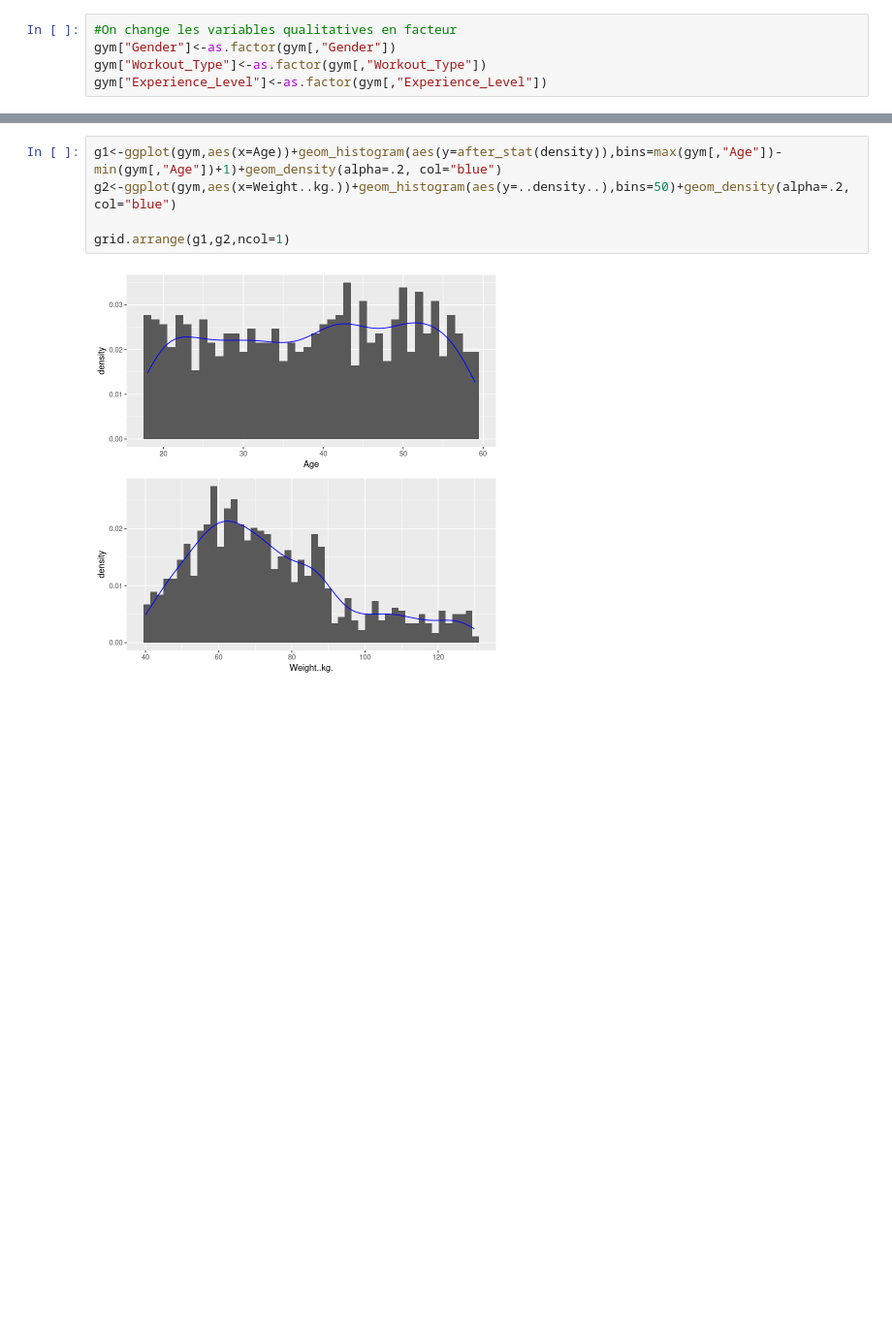
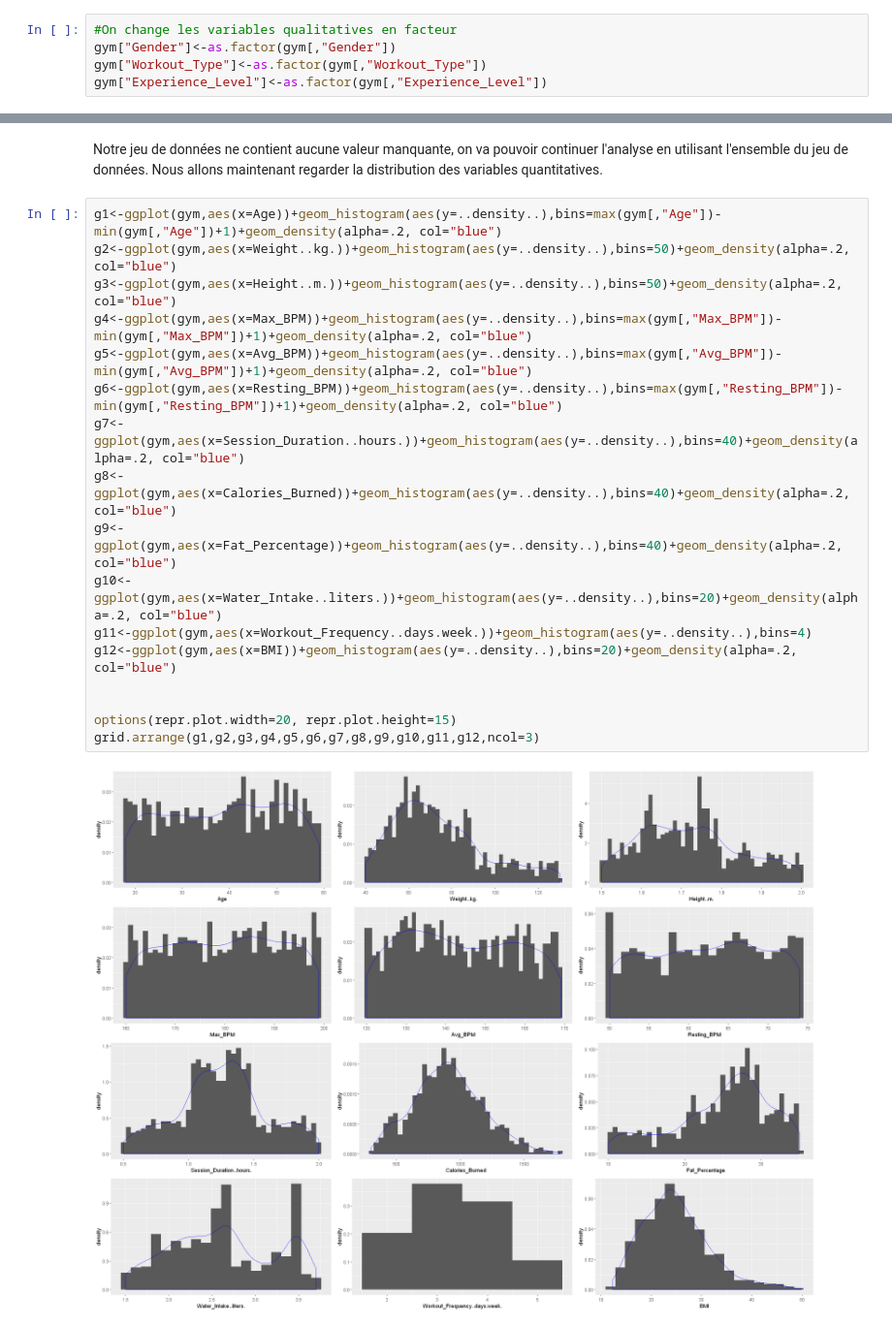
Before and after one commit to P-Point-all/ML_Gym_exercise, a Jupyter notebook: ML_Gym.ipynb, the cells around one changed output, grey strips where cells are left out. Shown: that part at 97% size. Drawn from its saved outputs; the diff is of its cells as text; blank space fills up the shorter version.

Commit message:
Start of data exploration
Variable nature, factorization of qualitative variables, plot of distributions, start of transformation to give symmetry

```diff
--- a/ML_Gym.ipynb
+++ b/ML_Gym.ipynb
@@ -71,7 +83,22 @@ library(gridExtra)
+# %% [markdown]
+Notre jeu de données ne contient aucune valeur manquante, on va pouvoir continuer l'analyse en utilisant l'ensemble du jeu de données.
+Nous allons maintenant regarder la distribution des variables quantitatives.
 # %%
-g1<-ggplot(gym,aes(x=Age))+geom_histogram(aes(y=after_stat(density)),bins=max(gym[,"Age"])-min(gym[,"Age"])+1)+geom_density(alpha=.2, col="blue")
+g1<-ggplot(gym,aes(x=Age))+geom_histogram(aes(y=..density..),bins=max(gym[,"Age"])-min(gym[,"Age"])+1)+geom_density(alpha=.2, col="blue")
 g2<-ggplot(gym,aes(x=Weight..kg.))+geom_histogram(aes(y=..density..),bins=50)+geom_density(alpha=.2, col="blue")
+g3<-ggplot(gym,aes(x=Height..m.))+geom_histogram(aes(y=..density..),bins=50)+geom_density(alpha=.2, col="blue")
+g4<-ggplot(gym,aes(x=Max_BPM))+geom_histogram(aes(y=..density..),bins=max(gym[,"Max_BPM"])-min(gym[,"Max_BPM"])+1)+geom_density(alpha=.2, col="blue")
+g5<-ggplot(gym,aes(x=Avg_BPM))+geom_histogram(aes(y=..density..),bins=max(gym[,"Avg_BPM"])-min(gym[,"Avg_BPM"])+1)+geom_density(alpha=.2, col="blue")
+g6<-ggplot(gym,aes(x=Resting_BPM))+geom_histogram(aes(y=..density..),bins=max(gym[,"Resting_BPM"])-min(gym[,"Resting_BPM"])+1)+geom_density(alpha=.2, col="blue")
+g7<-ggplot(gym,aes(x=Session_Duration..hours.))+geom_histogram(aes(y=..density..),bins=40)+geom_density(alpha=.2, col="blue")
+g8<-ggplot(gym,aes(x=Calories_Burned))+geom_histogram(aes(y=..density..),bins=40)+geom_density(alpha=.2, col="blue")
+g9<-ggplot(gym,aes(x=Fat_Percentage))+geom_histogram(aes(y=..density..),bins=40)+geom_density(alpha=.2, col="blue")
+g10<-ggplot(gym,aes(x=Water_Intake..liters.))+geom_histogram(aes(y=..density..),bins=20)+geom_density(alpha=.2, col="blue")
+g11<-ggplot(gym,aes(x=Workout_Frequency..days.week.))+geom_histogram(aes(y=..density..),bins=4)
+g12<-ggplot(gym,aes(x=BMI))+geom_histogram(aes(y=..density..),bins=20)+geom_density(alpha=.2, col="blue")
 
-grid.arrange(g1,g2,ncol=1)
+
+options(repr.plot.width=20, repr.plot.height=15)
+grid.arrange(g1,g2,g3,g4,g5,g6,g7,g8,g9,g10,g11,g12,ncol=3)
 # %% [output]
-[figure, old version]
+[figure, new version]
```
Also changed, not shown: parts of 16 cells of this notebook.
